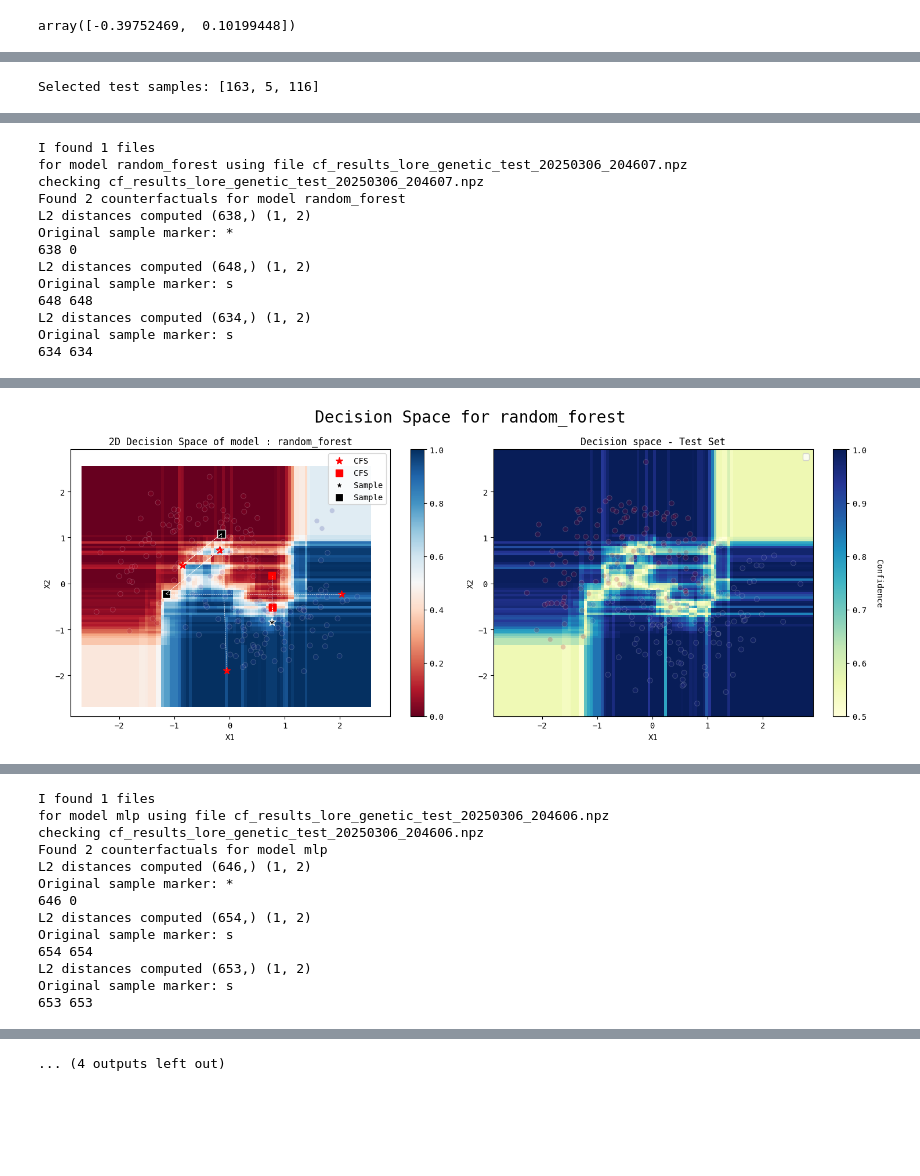
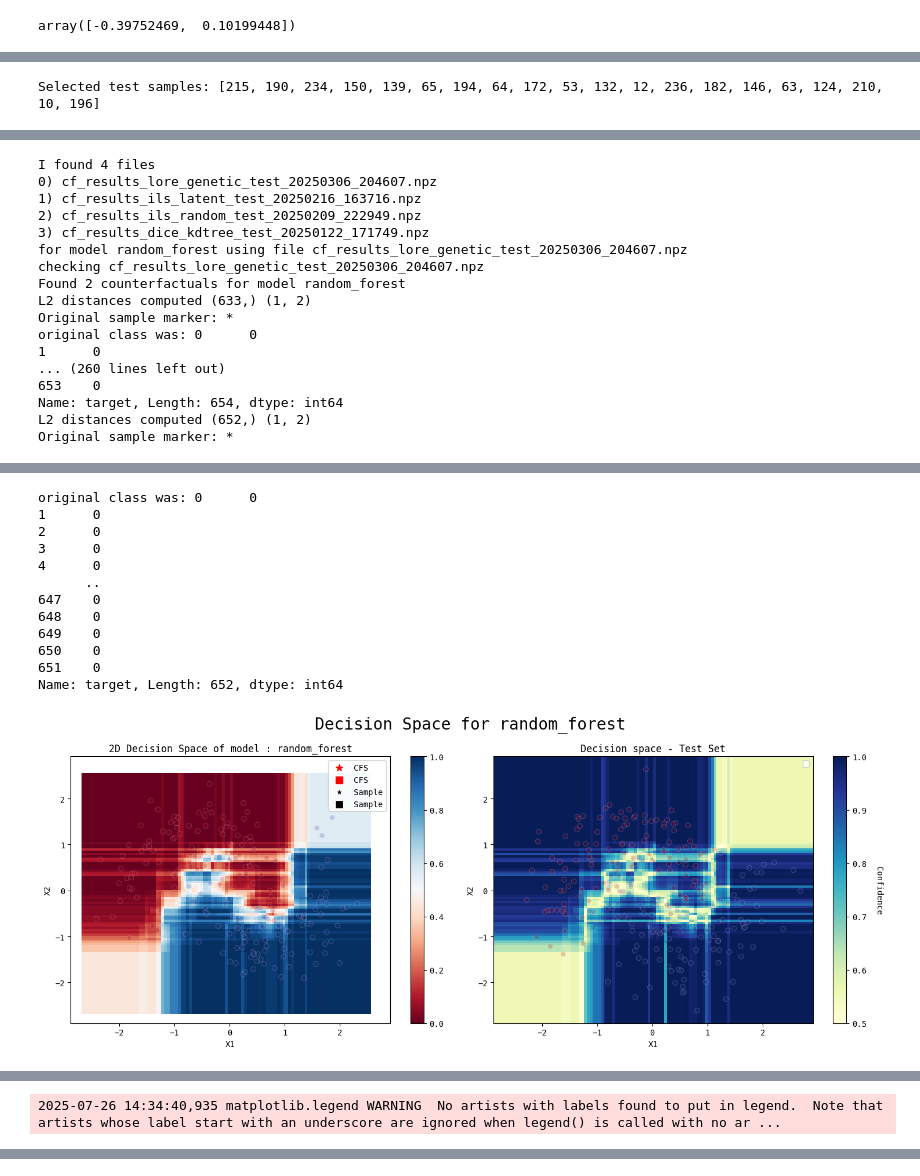
Before and after one commit to clarapunzi/SC-CE, a Jupyter notebook: 5_visualizing_boundaries.ipynb, the cells around one changed output, grey strips where cells are left out. Cells and saved outputs as stored; diff of their text form; code cells hidden in the pictures; blank space fills up the shorter version.

```diff
--- a/5_visualizing_boundaries.ipynb
+++ b/5_visualizing_boundaries.ipynb
@@ -348,11 +349,11 @@ X_cal_2d = mapper_.transform(splits['X_calibration'])
 X_test_2d = mapper_.transform(splits['X_test'])
 # %%
 # choose some samples from the test set
-test_idx = np.random.choice(np.arange(len(X_test_2d)),size=3,replace=False)
+test_idx = np.random.choice(np.arange(len(X_test_2d)),size=20,replace=False)
 
 from sklearn.cluster import KMeans
 # we use kmeans to cluster the test set and then we take the closest sample to the center of each cluster
-kmeans = KMeans(n_clusters=3, random_state=42)
+kmeans = KMeans(n_clusters=20, random_state=42)
 kmeans.fit(X_test_2d)
 centers = kmeans.cluster_centers_
 # now we find the closest sample to each center
@@ -364,7 +365,7 @@ for center in centers:
 test_idx = closest_samples
 print("Selected test samples:",test_idx)
 # %% [output]
-Selected test samples: [163, 5, 116]
+Selected test samples: [215, 190, 234, 150, 139, 65, 194, 64, 172, 53, 132, 12, 236, 182, 146, 63, 124, 210, 10, 196]
 # %%
 
 def plot_decision_space(my_model,model_name='',
@@ -472,6 +473,20 @@ for k in models.keys():
         print("Original sample marker:",original_sample_marker)
         #ax.scatter(X_test_2d[i, 0], X_test_2d[i, 1], marker=original_sample_marker,
         #            c=original_sample_color,s=100)
+                # get the original class of the counterfactuals
+        said_original_class = cfs["cfs"][i]["counterfactuals"].iloc[:,-1]
+
+        true_original_class = models[k].predict(cfs["cfs"][i]["counterfactuals"].iloc[:,:-1])
+        pred = models[k].predict(cfs["cfs"][i]["counterfactuals"].iloc[:,:-1])
+        # check that the original class is the same as the predicted class
+        if not np.all(true_original_class == pred):
+            print("Warning: the original class of the counterfactuals is not the same as the predicted class")
+            print("Said original class:",said_original_class)
+            print("Predicted class:",pred)
+        else:
+            print("original class was:",said_original_class.values.mean())
+            continue
+
 
         ax.scatter(X_test_2d[i, 0], X_test_2d[i, 1], marker=original_sample_marker,
                     c="k",s=100,edgecolors="white",linewidth=1)
@@ -479,7 +494,7 @@ for k in models.keys():
         # take only the closest 4 counterfactuals
         closest_cfs = np.argsort(L2_dists)[:4]
         # plot the counterfactuals in the decision space
-        pred = models[k].predict(cfs["cfs"][i]["counterfactuals"].iloc[:,:-1])
+
         cf_markers = ["$"+str(p)+"$" for p in pred]
 
         mapped_cfs = mapper_.transform(cfs["cfs"][i]["counterfactuals"].iloc[:,:-1])# exclude the last column which is the label
@@ -488,13 +503,6 @@ for k in models.keys():
             ax.scatter(mapped_cfs[pred==0][closest_cfs, 0], mapped_cfs[pred==0][closest_cfs, 1], marker="s", color=cf_color,s=80)
         else:
             ax.scatter(mapped_cfs[pred==1][closest_cfs, 0], mapped_cfs[pred==1][closest_cfs, 1], marker="*", color=cf_color,s=80)
-        # get the original class of the counterfactuals
-        said_original_class = cfs["cfs"][i]["counterfactuals"].iloc[:,-1]
-        # check that the original class is the same as the predicted class
-        if not np.all(said_original_class == pred):
-            print("Warning: the original class of the counterfactuals is not the same as the predicted class")
-            print("Said original class:",said_original_class)
-            print("Predicted class:",pred)
 
         said_original_class = said_original_class.values[closest_cfs]
 
@@ -553,13 +561,17 @@ for k in models.keys():
-I found 1 files
+I found 4 files
+0) cf_results_lore_genetic_test_20250306_204607.npz
+1) cf_results_ils_latent_test_20250216_163716.npz
+2) cf_results_ils_random_test_20250209_222949.npz
+3) cf_results_dice_kdtree_test_20250122_171749.npz
 for model random_forest using file cf_results_lore_genetic_test_20250306_204607.npz
 checking cf_results_lore_genetic_test_20250306_204607.npz
 Found 2 counterfactuals for model random_forest
-L2 distances computed (638,) (1, 2)
+L2 distances computed (633,) (1, 2)
 Original sample marker: *
-638 0
-L2 distances computed (648,) (1, 2)
-Original sample marker: s
-648 648
-L2 distances computed (634,) (1, 2)
-Original sample marker: s
-634 634
+original class was: 0      0
+1      0
+... (260 lines left out)
+653    0
+Name: target, Length: 654, dtype: int64
+L2 distances computed (652,) (1, 2)
+Original sample marker: *
@@ -567 +579,13 @@ Original sample marker: s
+original class was: 0      0
+1      0
+2      0
+3      0
+4      0
+      ..
+647    0
+648    0
+649    0
+650    0
+651    0
+Name: target, Length: 652, dtype: int64
-[figure, old version]
+[figure, new version]
@@ -569,13 +592 @@ Original sample marker: s
-I found 1 files
-for model mlp using file cf_results_lore_genetic_test_20250306_204606.npz
-checking cf_results_lore_genetic_test_20250306_204606.npz
-Found 2 counterfactuals for model mlp
-L2 distances computed (646,) (1, 2)
-Original sample marker: *
-646 0
-L2 distances computed (654,) (1, 2)
-Original sample marker: s
-654 654
-L2 distances computed (653,) (1, 2)
-Original sample marker: s
-653 653
+2025-07-26 14:34:40,935 matplotlib.legend WARNING  No artists with labels found to put in legend.  Note that artists whose label start with an underscore are ignored when legend() is called with no ar ...
@@ -600,4 +610,3 @@ Original sample marker: *
-... (4 outputs left out)
 # %%
 # We'll plot the calibration points in the 2D mapped space, colored by their mean L2 distance from the loaded ranking file.
 # We'll use the 'all_stats' dictionary, which contains the distances for each model.
```
Also changed, not shown: parts of 3 cells of this notebook, 51 other files.
